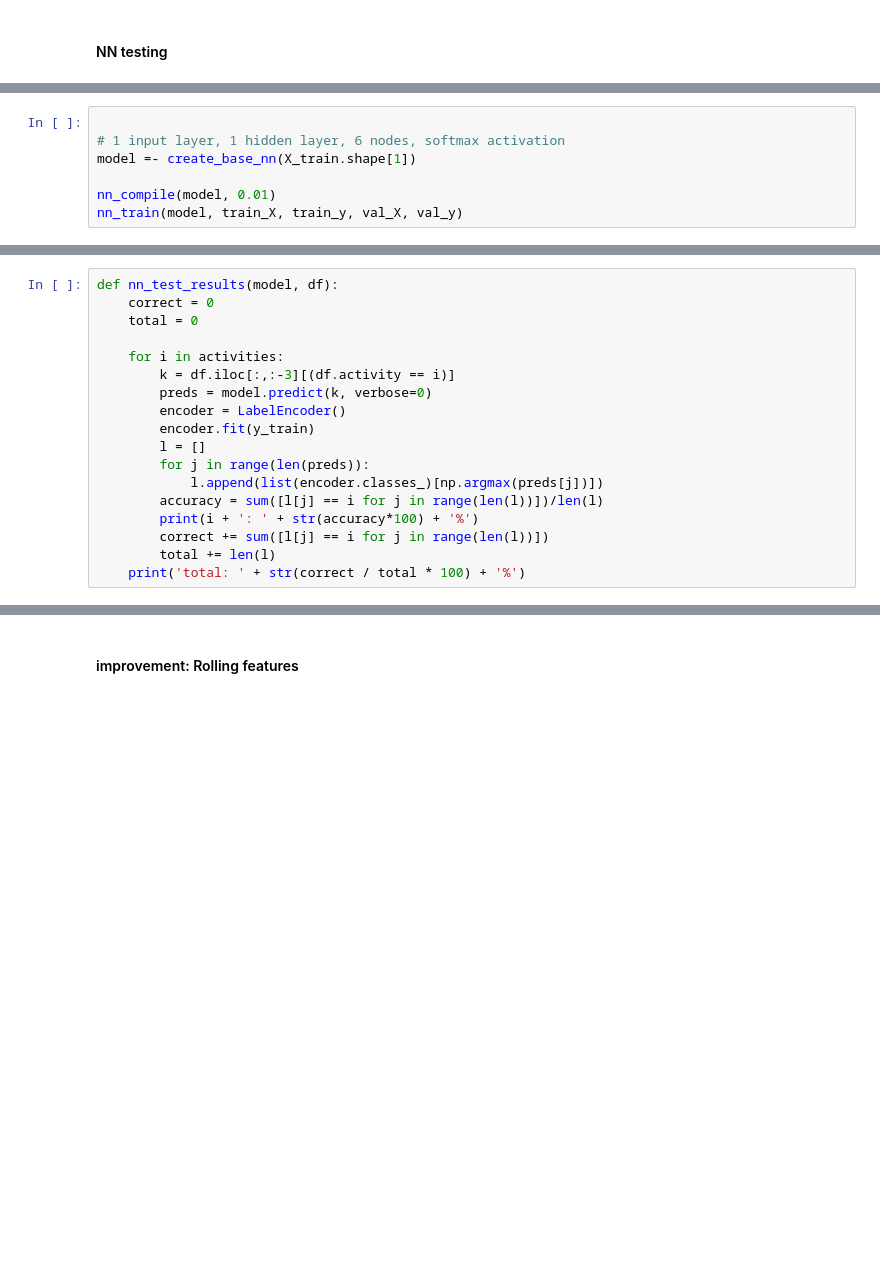
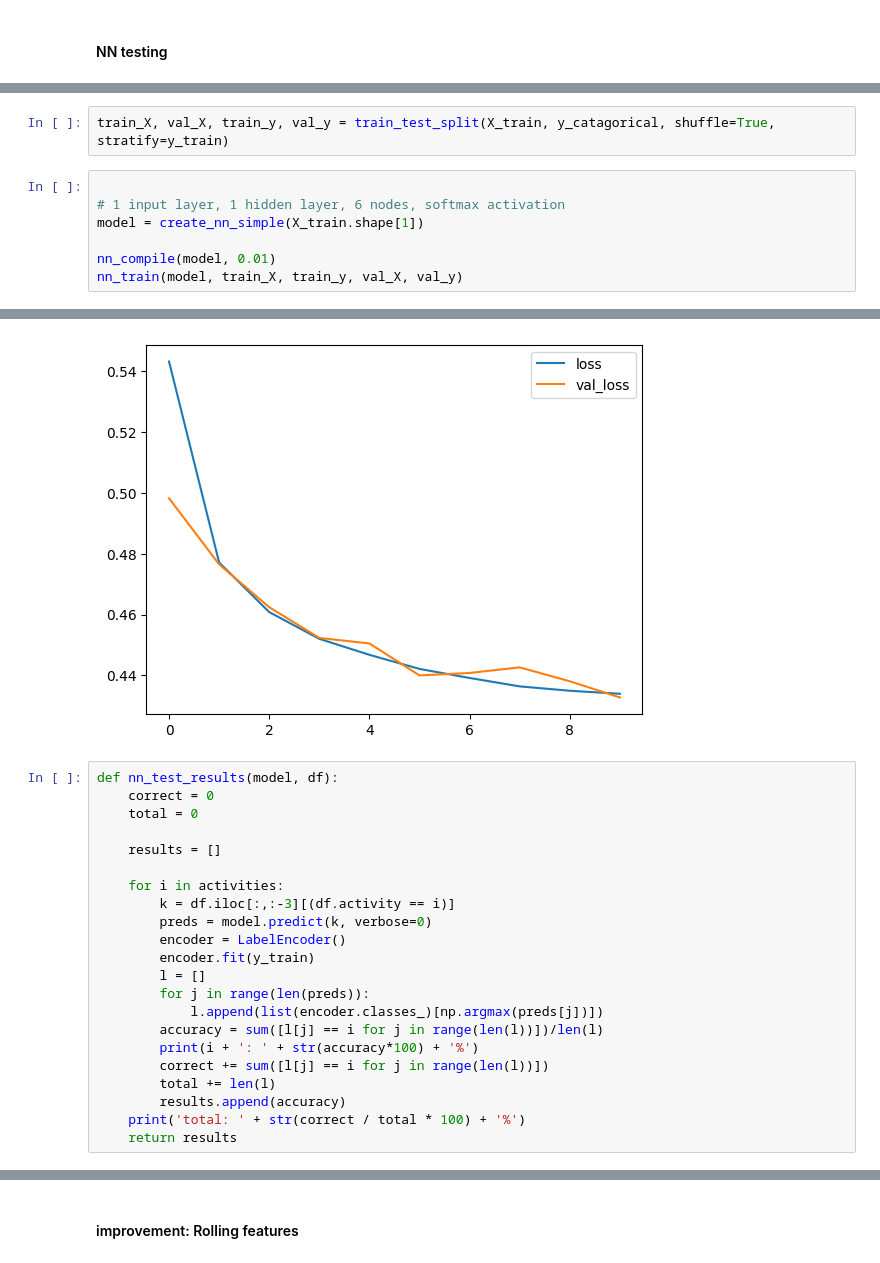
Before and after one commit to EthanHofton/ecm3420-ca, a Jupyter notebook: model_exploration.ipynb, the cells around one changed output, grey strips where cells are left out. Saved outputs shown, nothing was run; the diff lists cells and outputs as text; blank space fills up the shorter version.

```diff
--- a/model_exploration.ipynb
+++ b/model_exploration.ipynb
@@ -312,7 +343,10 @@ train_X, val_X, train_y, val_y = train_test_split(X_train, y_catagorical, shuffl
+# %%
+train_X, val_X, train_y, val_y = train_test_split(X_train, y_catagorical, shuffle=True, stratify=y_train)
 # %%
 
 # 1 input layer, 1 hidden layer, 6 nodes, softmax activation
-model =- create_base_nn(X_train.shape[1])
+model = create_nn_simple(X_train.shape[1])
 
 nn_compile(model, 0.01)
 nn_train(model, train_X, train_y, val_X, val_y)
+# %% [output]
@@ -319,7 +373,10 @@ nn_train(model, train_X, train_y, val_X, val_y)
+[figure, added]
 # %%
 def nn_test_results(model, df):
     correct = 0
     total = 0
+
+    results = []
 
     for i in activities:
         k = df.iloc[:,:-3][(df.activity == i)]
@@ -333,7 +390,9 @@ def nn_test_results(model, df):
         print(i + ': ' + str(accuracy*100) + '%')
         correct += sum([l[j] == i for j in range(len(l))])
         total += len(l)
+        results.append(accuracy)
     print('total: ' + str(correct / total * 100) + '%')
+    return results
 # %%
 nn_test_results(model, test_df)
 # %% [output]
```
Also changed, not shown: parts of 48 cells of this notebook, 27 other files.
